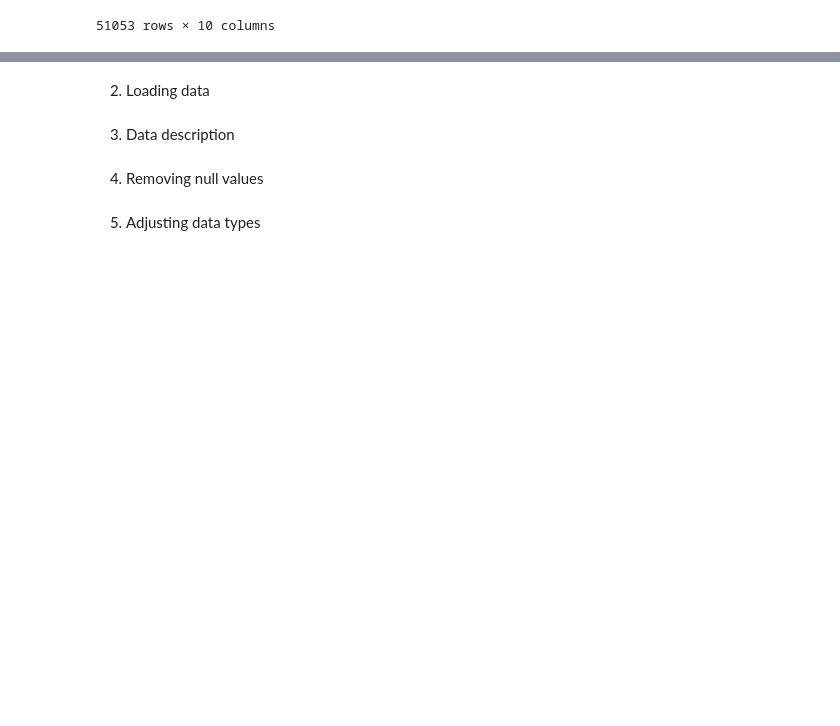
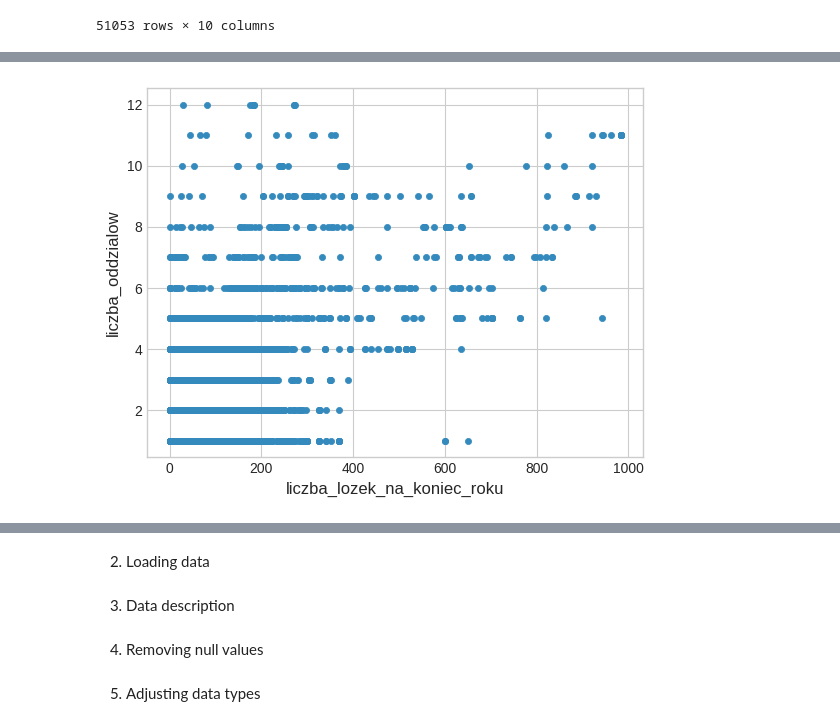
Before and after one commit to wiktorKycia/EDA, a Jupyter notebook: main.ipynb, the cells around one changed output, grey strips where cells are left out. Drawn from its saved outputs; the diff is of its cells as text; code cells hidden in the pictures; blank space fills up the shorter version.

```diff
--- a/main.ipynb
+++ b/main.ipynb
@@ -432,0 +445,5 @@ df
+# %%
+df[(df['liczba_oddzialow'] < 13) & (df['liczba_lozek_na_koniec_roku'] < 1000)].plot(kind='scatter', x='liczba_lozek_na_koniec_roku', y='liczba_oddzialow')
+plt.show()
+# %% [output]
+[figure, added]
```
Also changed, not shown: parts of 6 cells of this notebook.
